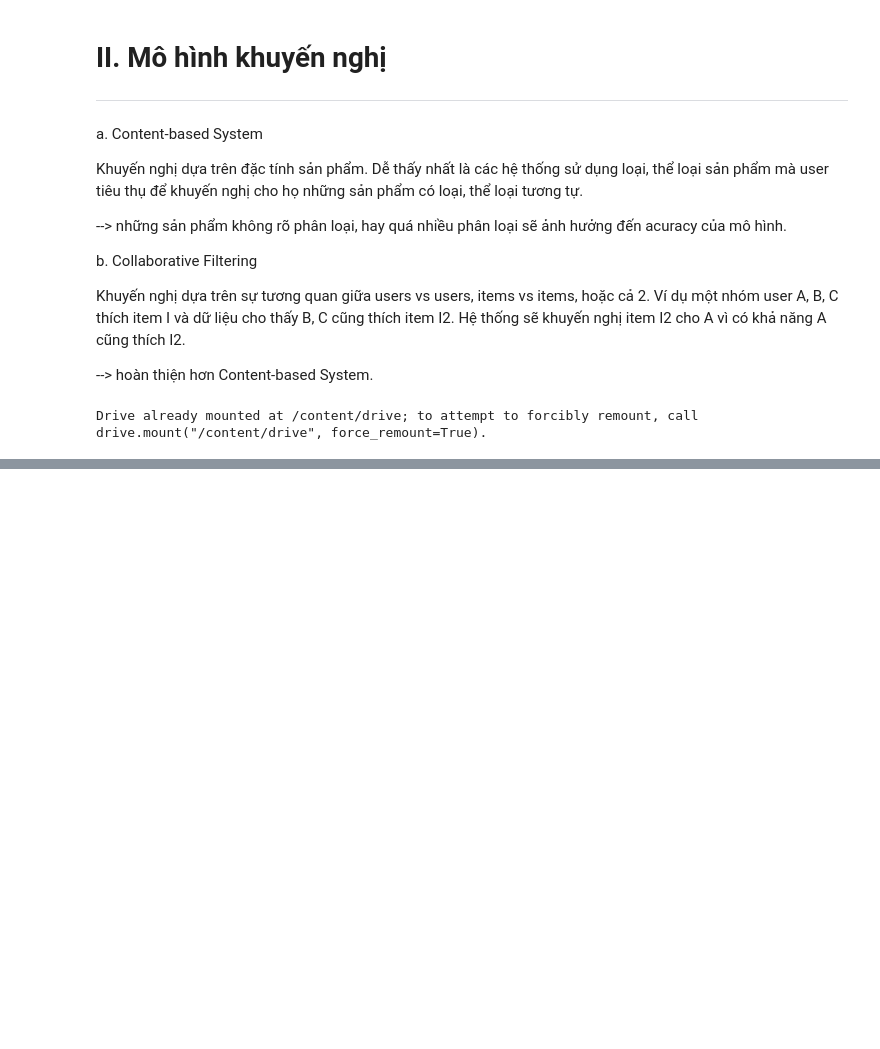
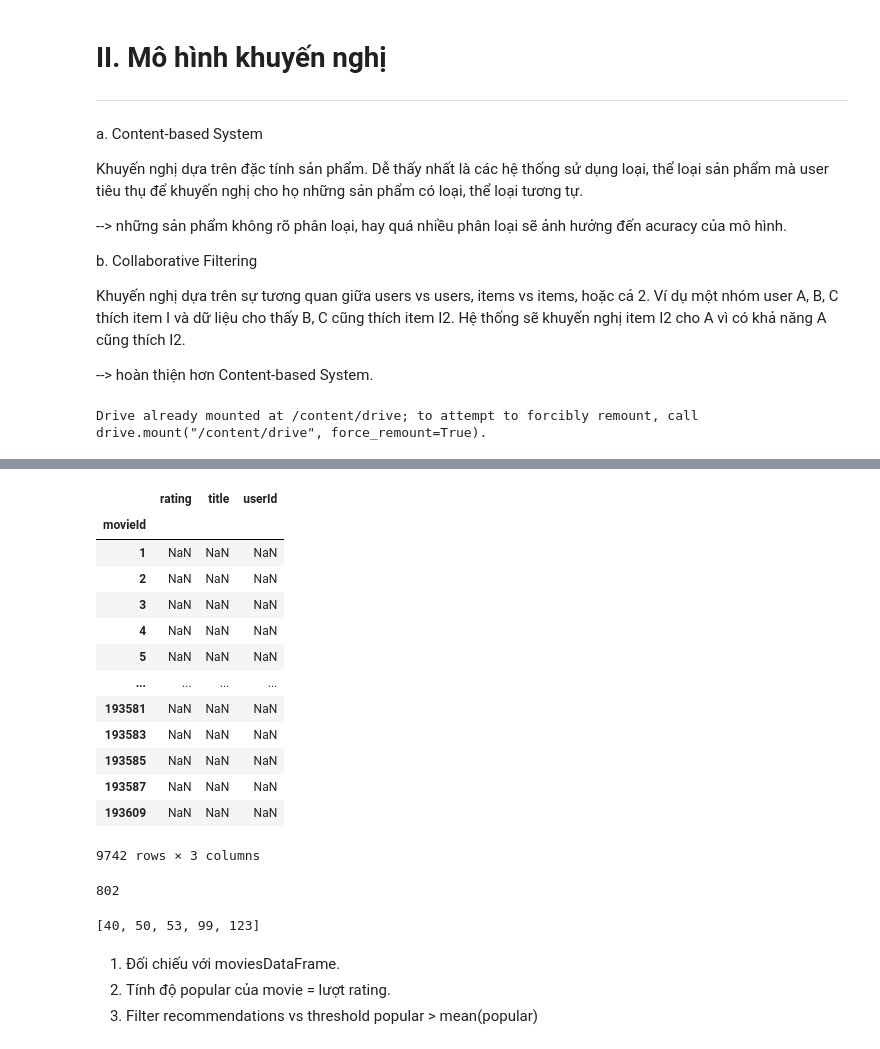
Before and after one commit to lqcgithub/BigData, a Jupyter notebook: Recommender_Systems.ipynb, the cells around one changed output, grey strips where cells are left out. Drawn from its saved outputs; the diff is of its cells as text; code cells hidden in the pictures; blank space fills up the shorter version.

```diff
--- a/Recommender_Systems.ipynb
+++ b/Recommender_Systems.ipynb
@@ -165,0 +262,3 @@ rs.print_recommendation()
+# %%
+user7_movies_set = ratings_df[ratings_df['userId'] == 7]
+user7_movies_set
@@ -165,0 +279,18 @@ rs.print_recommendation()
+# %%
+user7_not_rated = movies_df.set_index('movieId').subtract(user7_movies_set.set_index('movieId'), axis='columns')
+user7_not_rated
+# %% [output]
+|  | rating | title | userId |
+| movieId |  |  |  |
+| 1 | NaN | NaN | NaN |
+| 2 | NaN | NaN | NaN |
+| 3 | NaN | NaN | NaN |
+| 4 | NaN | NaN | NaN |
+| 5 | NaN | NaN | NaN |
+| ... | ... | ... | ... |
+| 193581 | NaN | NaN | NaN |
+| 193583 | NaN | NaN | NaN |
+| 193585 | NaN | NaN | NaN |
+| 193587 | NaN | NaN | NaN |
+| 193609 | NaN | NaN | NaN |
+9742 rows × 3 columns
@@ -165,0 +303,11 @@ rs.print_recommendation()
+# %%
+print(len(recommendations))
+recommendations[0:5]
+# %% [output]
+802
+[40, 50, 53, 99, 123]
+# %% [markdown]
+
+1.   Đối chiếu với moviesDataFrame.
+2.   Tính độ popular của movie = lượt rating.
+3.   Filter recommendations vs threshold popular > mean(popular)
```
Also changed, not shown: parts of 32 cells of this notebook.
